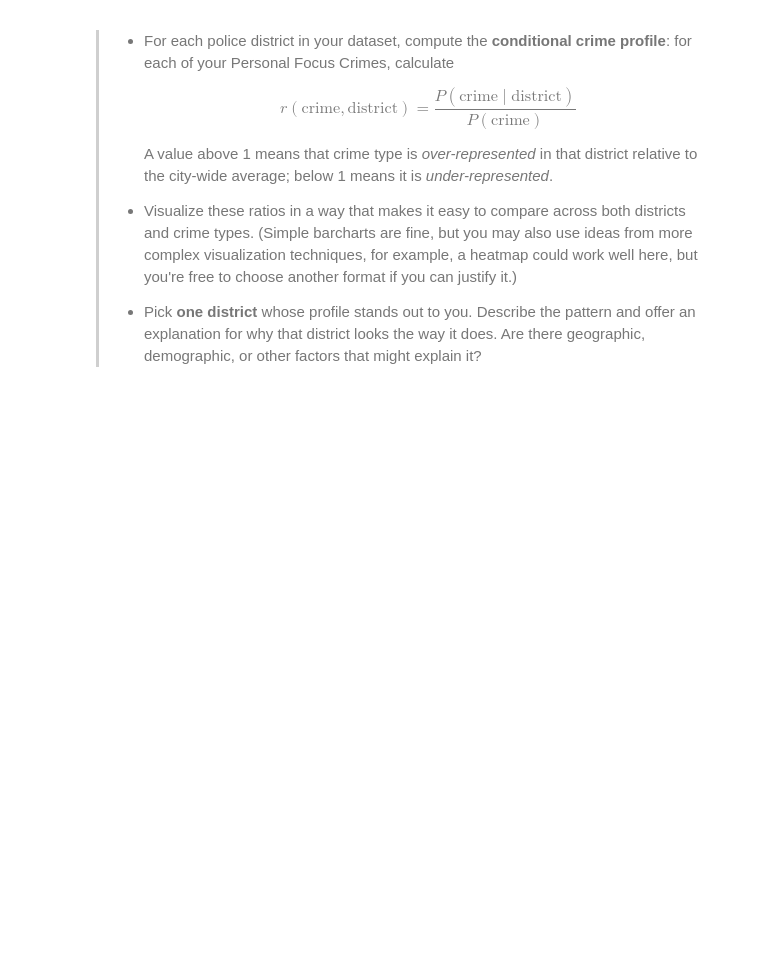
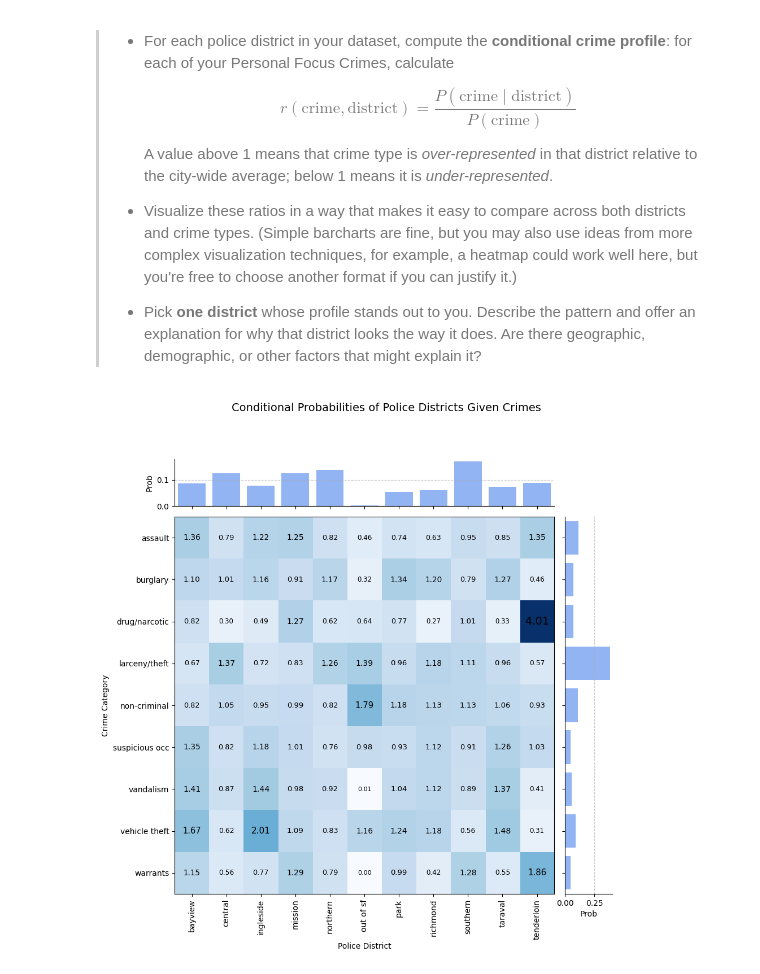
Before and after one commit to wkandersen/02806-socialdataanalysis, a Jupyter notebook: project1/a12.ipynb, the cells around one changed output. Cells and saved outputs as stored; diff of their text form; code cells hidden in the pictures; blank space fills up the shorter version.

```diff
--- a/project1/a12.ipynb
+++ b/project1/a12.ipynb
@@ -16,7 +16,7 @@ Different parts of the city have very different crime patterns. Here we quantify
 # %%
 # Load data
 import pandas as pd
-df = pd.read_csv('/home/box/OneDrive/Desktop/sdav/exercises/data/merged_sfpd.csv')
+df = pd.read_csv('./merged_sfpd.csv')
 
 personal_focus = [
     'larceny/theft',
@@ -48,8 +46,8 @@ from matplotlib.gridspec import GridSpec
 cond_probs = pd.DataFrame(cond_probs)
 
 # Calculate sums for marginal bar charts
-row_sums = cond_probs.sum(axis=1)
-col_sums = cond_probs.sum(axis=0)
+row_sums = df_pf['police_district'].value_counts(normalize=True).sort_index()
+col_sums = prob_crime.sort_index()
 
 # Create figure with subplots using GridSpec
 fig = plt.figure(figsize=(10, 10))
@@ -65,32 +63,34 @@ ax_main.set_yticks(range(len(crimes)))
 ax_main.set_yticklabels(crimes)
 ax_main.set_xlabel('Police District')
 ax_main.set_ylabel('Crime Category')
 
 # Text annotations
 for i in range(cond_probs.shape[0]):
     for j in range(cond_probs.shape[1]):
         val = cond_probs.iloc[i, j]
         ax_main.text(i, j, f"{val:.2f}", ha='center', va='center',
                     color='black', fontsize=8+(1.5*val))
 
 # Column Sums
 ax_top = fig.add_subplot(gs[0, 0], sharex=ax_main)
 ax_top.bar(range(len(districts)), row_sums, color='cornflowerblue', alpha=0.7)
-ax_top.set_ylabel('Sum')
+ax_top.set_ylabel('Prob')
 ax_top.tick_params(labelbottom=False)
 ax_top.spines['top'].set_visible(False)
 ax_top.spines['right'].set_visible(False)
 ax_top.grid(axis='y', linestyle='--', alpha=0.7)
 
 # Row Sums
 ax_right = fig.add_subplot(gs[1, 1], sharey=ax_main)
 ax_right.barh(range(len(crimes)), col_sums, color='cornflowerblue', alpha=0.7)
-ax_right.set_xlabel('Sum')
+ax_right.set_xlabel('Prob')
 ax_right.tick_params(labelleft=False)
 ax_right.spines['top'].set_visible(False)
 ax_right.spines['right'].set_visible(False)
 ax_right.grid(axis='x', linestyle='--', alpha=0.7)
 
 fig.suptitle('Conditional Probabilities of Police Districts Given Crimes', fontsize=14, y=0.98)
 
 plt.show()
+# %% [output]
+[figure, added]
```
Also changed, not shown: parts of 3 cells of this notebook, 1 other file.
